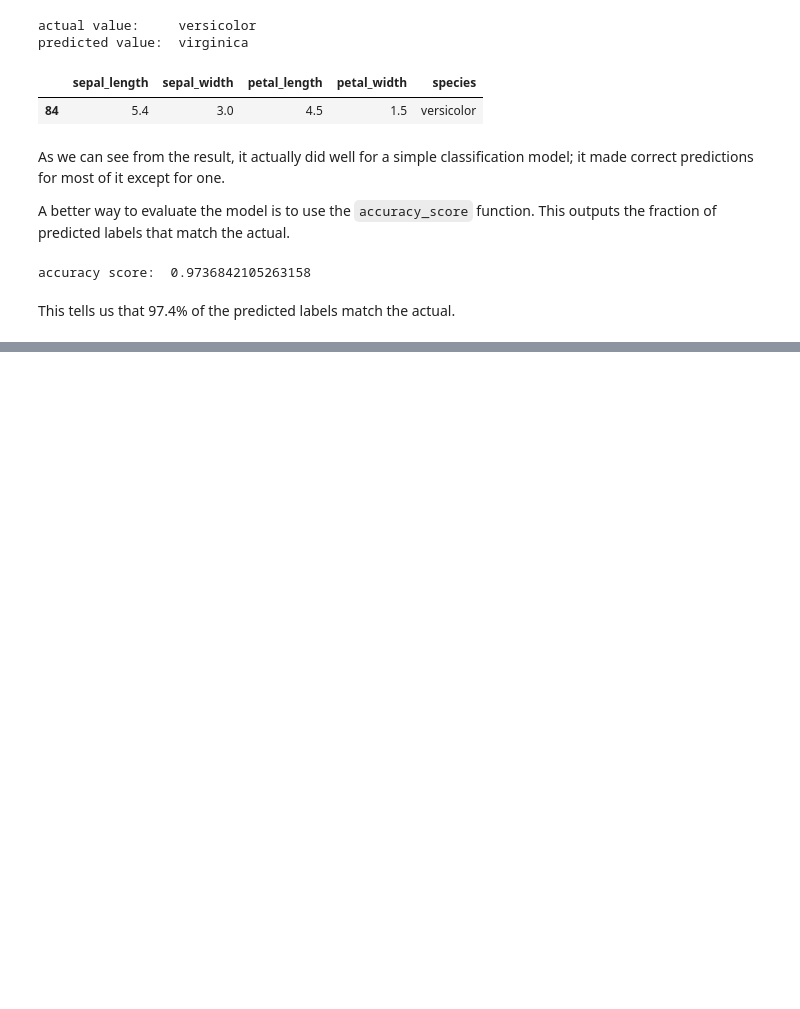
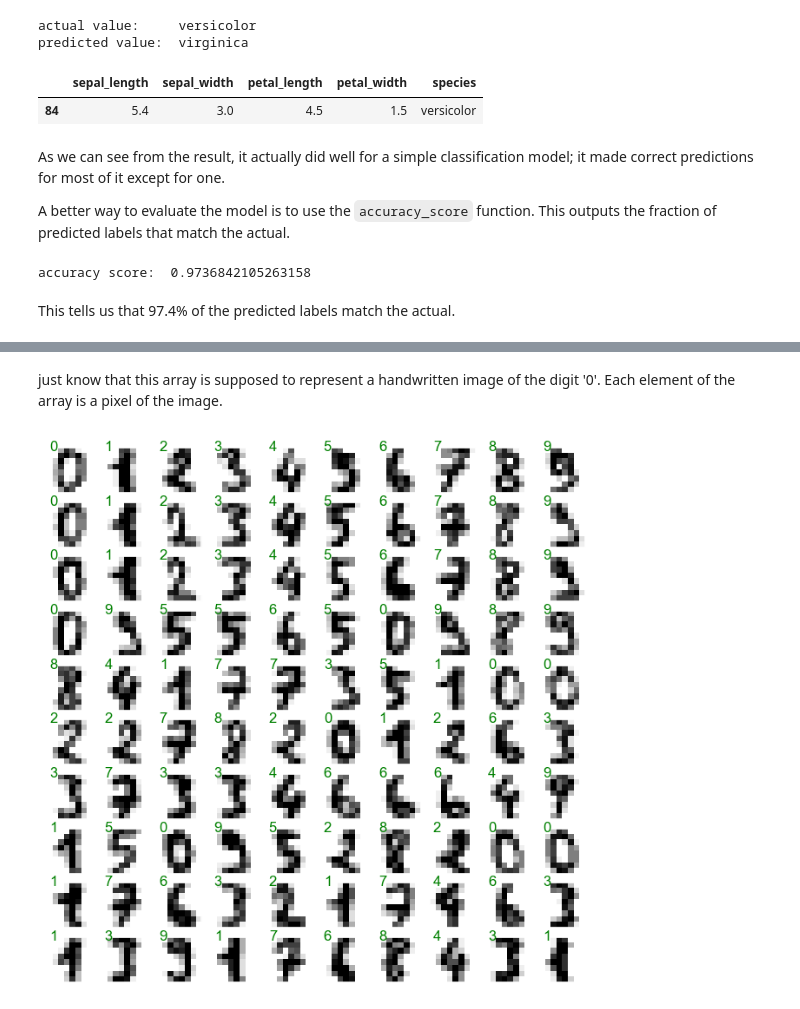
Before and after one commit to svd-jelo/IBM-Data-Science-Specialization, a Jupyter notebook: Course-9_Machine-Learning/notebooks/NB1_Intro-to-Scikit-Learn.ipynb, the cells around one changed output, grey strips where cells are left out. Cells and saved outputs as stored; diff of their text form; code cells hidden in the pictures; blank space fills up the shorter version.

```diff
--- a/Course-9_Machine-Learning/notebooks/NB1_Intro-to-Scikit-Learn.ipynb
+++ b/Course-9_Machine-Learning/notebooks/NB1_Intro-to-Scikit-Learn.ipynb
@@ -231,0 +324,5 @@ This tells us that 97.4% of the predicted labels match the actual.
+# %%
+# Load data - will be using preformatted data from sklearn
+from sklearn.datasets import load_digits
+digits = load_digits() # digits.images contains the image data, digits.target is the target array
+digits.images.shape
@@ -231,0 +351,14 @@ This tells us that 97.4% of the predicted labels match the actual.
+# %% [markdown]
+just know that this array is supposed to represent a handwritten image of the digit '0'. Each element of the array is a pixel of the image.
+# %%
+# Visualize the first 100 samples
+fig, axes = plt.subplots(
+    10, 10, figsize=(8,8),
+    subplot_kw = {'xticks': [], 'yticks': []}
+)
+
+for i,ax in enumerate(axes.flat):
+    ax.imshow(digits.images[i], cmap='binary', interpolation='nearest')
+    ax.text(0.05, 0.05, str(digits.target[i]), color='green')
+# %% [output]
+[figure, added]
```
Also changed, not shown: parts of 32 cells of this notebook.
